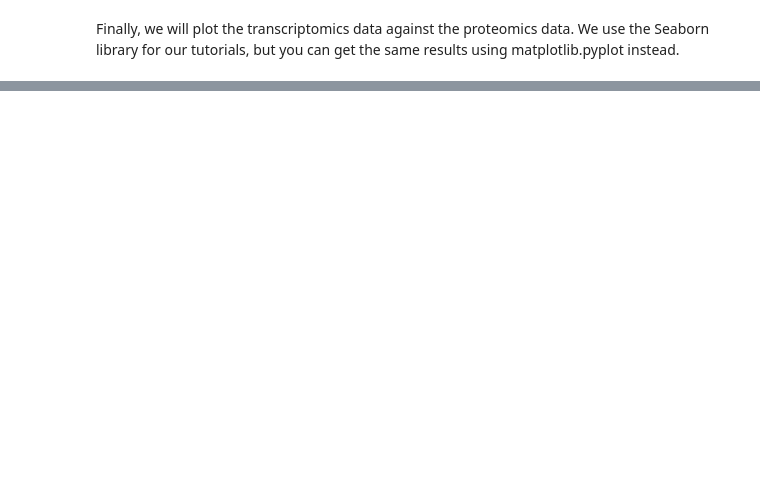
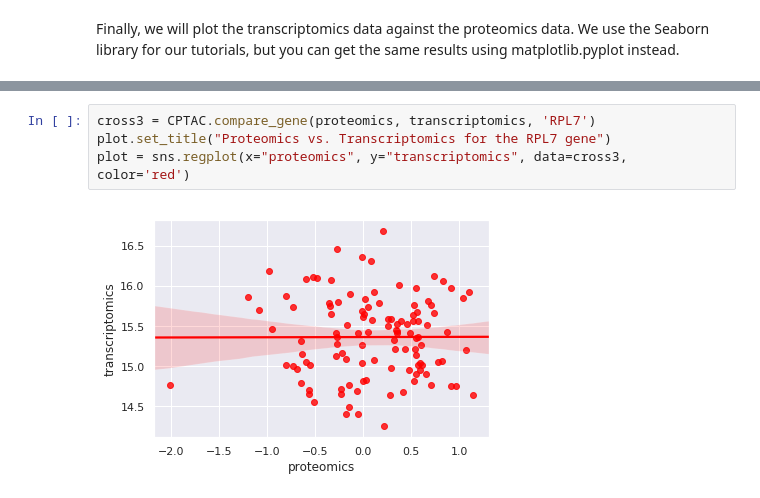
Before and after one commit to PayneLab/cptac, a Jupyter notebook: doc/use-case-1.ipynb, the cells around one changed output, grey strips where cells are left out. Cells and saved outputs as stored; diff of their text form; blank space fills up the shorter version.

```diff
--- a/doc/use-case-1.ipynb
+++ b/doc/use-case-1.ipynb
@@ -41,0 +48,6 @@ plt.show()
+# %%
+cross3 = CPTAC.compare_gene(proteomics, transcriptomics, 'RPL7')
+plot.set_title("Proteomics vs. Transcriptomics for the RPL7 gene")
+plot = sns.regplot(x="proteomics", y="transcriptomics", data=cross3, color='red')
+# %% [output]
+[figure, added]
```
Also changed, not shown: parts of 5 cells of this notebook, 3 other files.
